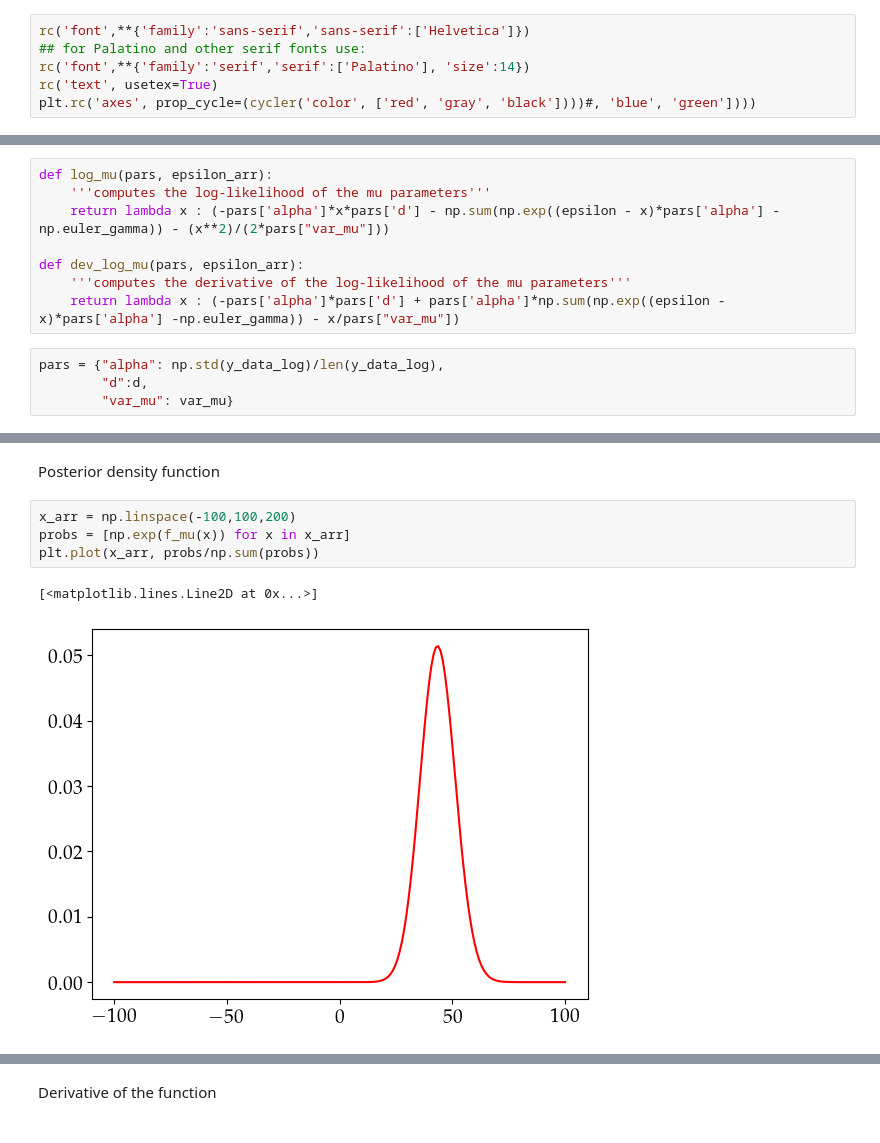
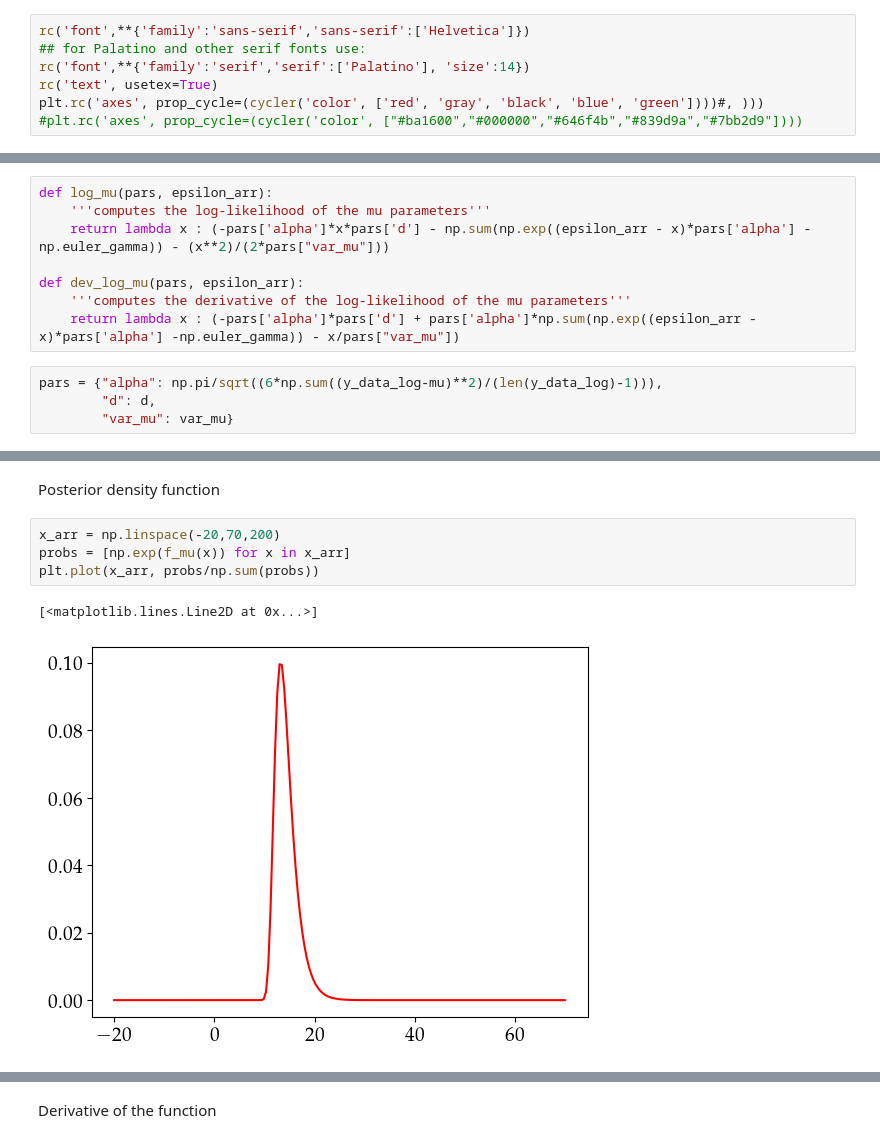
Before and after one commit to ariadnavillam/BayesW, a Jupyter notebook: tests_sample_mu.ipynb, the cells around one changed output, grey strips where cells are left out. Drawn from its saved outputs; the diff is of its cells as text.

```diff
--- a/tests_sample_mu.ipynb
+++ b/tests_sample_mu.ipynb
@@ -24,7 +24,8 @@ rc('font',**{'family':'sans-serif','sans-serif':['Helvetica']})
 ## for Palatino and other serif fonts use:
 rc('font',**{'family':'serif','serif':['Palatino'], 'size':14})
 rc('text', usetex=True)
-plt.rc('axes', prop_cycle=(cycler('color', ['red', 'gray', 'black'])))#, 'blue', 'green'])))
+plt.rc('axes', prop_cycle=(cycler('color', ['red', 'gray', 'black', 'blue', 'green'])))#, )))
+#plt.rc('axes', prop_cycle=(cycler('color', ["#ba1600","#000000","#646f4b","#839d9a","#7bb2d9"])))
 # %% [markdown]
 # Algorithm 1
 Serial algorithm for BayesW sampling from the posterior distribution $p(\mu, \alpha, \delta, \gamma, \beta, \pi, \sigma_G^2|D)$ .Initialisation and prior speciﬁcation.
@@ -221,12 +222,12 @@ plt.plot(x_arr, [np.exp(f_mu(x))/ (2 * np.pi*var_mu) ** 0.5 for x in x_arr])
 # %%
 def log_mu(pars, epsilon_arr):
     '''computes the log-likelihood of the mu parameters'''
-    return lambda x : (-pars['alpha']*x*pars['d'] - np.sum(np.exp((epsilon - x)*pars['alpha'] -np.euler_gamma)) - (x**2)/(2*pars["var_mu"]))
+    return lambda x : (-pars['alpha']*x*pars['d'] - np.sum(np.exp((epsilon_arr - x)*pars['alpha'] -np.euler_gamma)) - (x**2)/(2*pars["var_mu"]))
 
 def dev_log_mu(pars, epsilon_arr):
     '''computes the derivative of the log-likelihood of the mu parameters'''
-    return lambda x : (-pars['alpha']*pars['d'] + pars['alpha']*np.sum(np.exp((epsilon - x)*pars['alpha'] -np.euler_gamma)) - x/pars["var_mu"])
+    return lambda x : (-pars['alpha']*pars['d'] + pars['alpha']*np.sum(np.exp((epsilon_arr - x)*pars['alpha'] -np.euler_gamma)) - x/pars["var_mu"])
 # %%
-pars = {"alpha": np.std(y_data_log)/len(y_data_log),
-        "d":d,
+pars = {"alpha": np.pi/sqrt((6*np.sum((y_data_log-mu)**2)/(len(y_data_log)-1))),
+        "d": d,
         "var_mu": var_mu}
@@ -236,9 +241,9 @@ df_mu = dev_log_mu(pars, epsilon)
 # %% [markdown]
 Posterior density function
 # %%
-x_arr = np.linspace(-100,100,200)
+x_arr = np.linspace(-20,70,200)
 probs = [np.exp(f_mu(x)) for x in x_arr]
 plt.plot(x_arr, probs/np.sum(probs))
 # %% [output]
 [<matplotlib.lines.Line2D at 0x...>]
-[figure, old version]
+[figure, new version]
```
Also changed, not shown: parts of 25 cells of this notebook, 4 other files.
